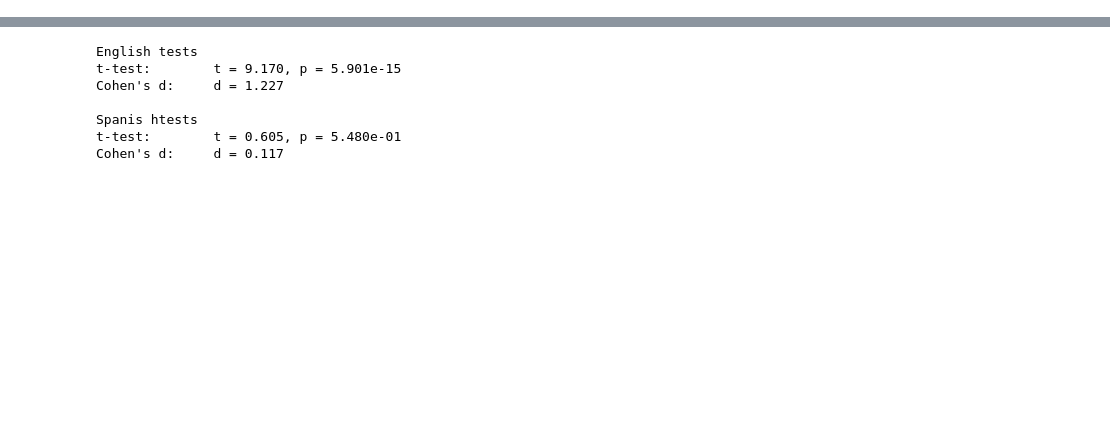
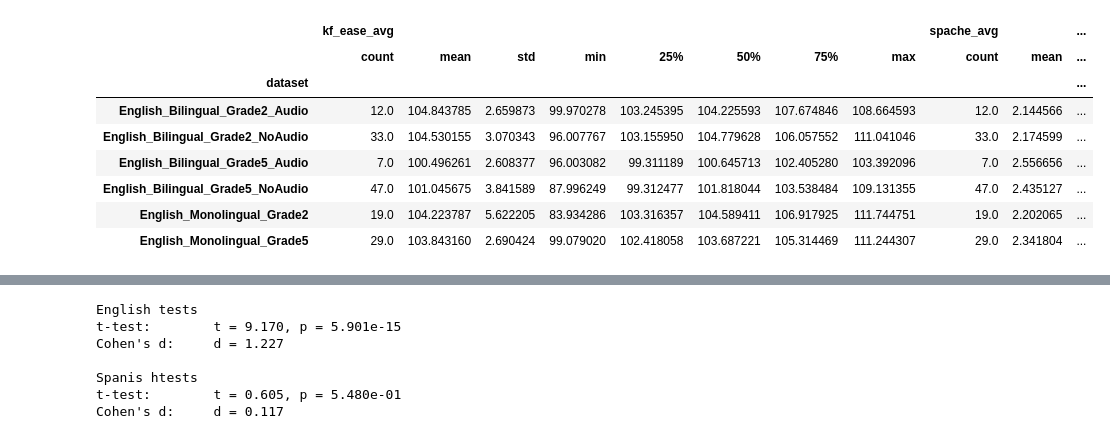
Before and after one commit to nachodll/complex-sentences-acquisition, a Jupyter notebook: 3_create_plots.ipynb, the cells around one changed output, grey strips where cells are left out. Drawn from its saved outputs; the diff is of its cells as text; code cells hidden in the pictures; blank space fills up the shorter version.

```diff
--- a/3_create_plots.ipynb
+++ b/3_create_plots.ipynb
@@ -15,3 +15,15 @@ data_df.head(3)
 # %%
 grouped_df = data_df.groupby('dataset').describe()
+# %%
+grouped_df
+# %% [output]
+|  | kf_ease_avg |  |  |  |  |  |  |  | spache_avg |  | ... |
+|  | count | mean | std | min | 25% | 50% | 75% | max | count | mean | ... |
+| dataset |  |  |  |  |  |  |  |  |  |  | ... |
+| English_Bilingual_Grade2_Audio | 12.0 | 104.843785 | 2.659873 | 99.970278 | 103.245395 | 104.225593 | 107.674846 | 108.664593 | 12.0 | 2.144566 | ... |
+| English_Bilingual_Grade2_NoAudio | 33.0 | 104.530155 | 3.070343 | 96.007767 | 103.155950 | 104.779628 | 106.057552 | 111.041046 | 33.0 | 2.174599 | ... |
+| English_Bilingual_Grade5_Audio | 7.0 | 100.496261 | 2.608377 | 96.003082 | 99.311189 | 100.645713 | 102.405280 | 103.392096 | 7.0 | 2.556656 | ... |
+| English_Bilingual_Grade5_NoAudio | 47.0 | 101.045675 | 3.841589 | 87.996249 | 99.312477 | 101.818044 | 103.538484 | 109.131355 | 47.0 | 2.435127 | ... |
+| English_Monolingual_Grade2 | 19.0 | 104.223787 | 5.622205 | 83.934286 | 103.316357 | 104.589411 | 106.917925 | 111.744751 | 19.0 | 2.202065 | ... |
+| English_Monolingual_Grade5 | 29.0 | 103.843160 | 2.690424 | 99.079020 | 102.418058 | 103.687221 | 105.314469 | 111.244307 | 29.0 | 2.341804 | ... |
 # %%
```
Also changed, not shown: parts of 10 cells of this notebook, 5 other files.
